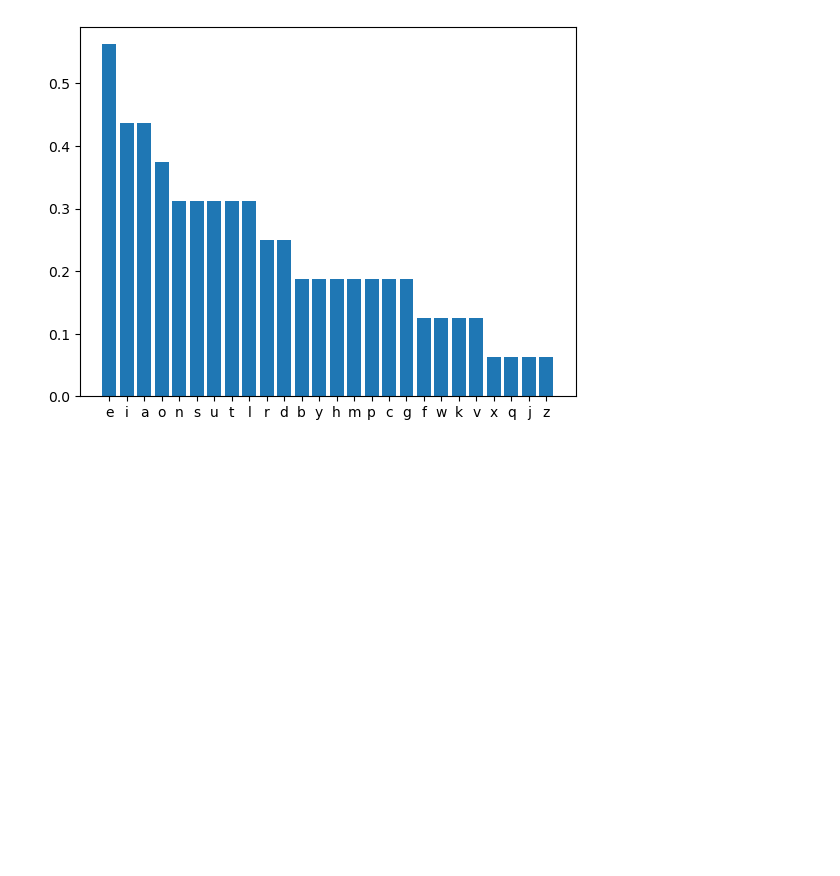
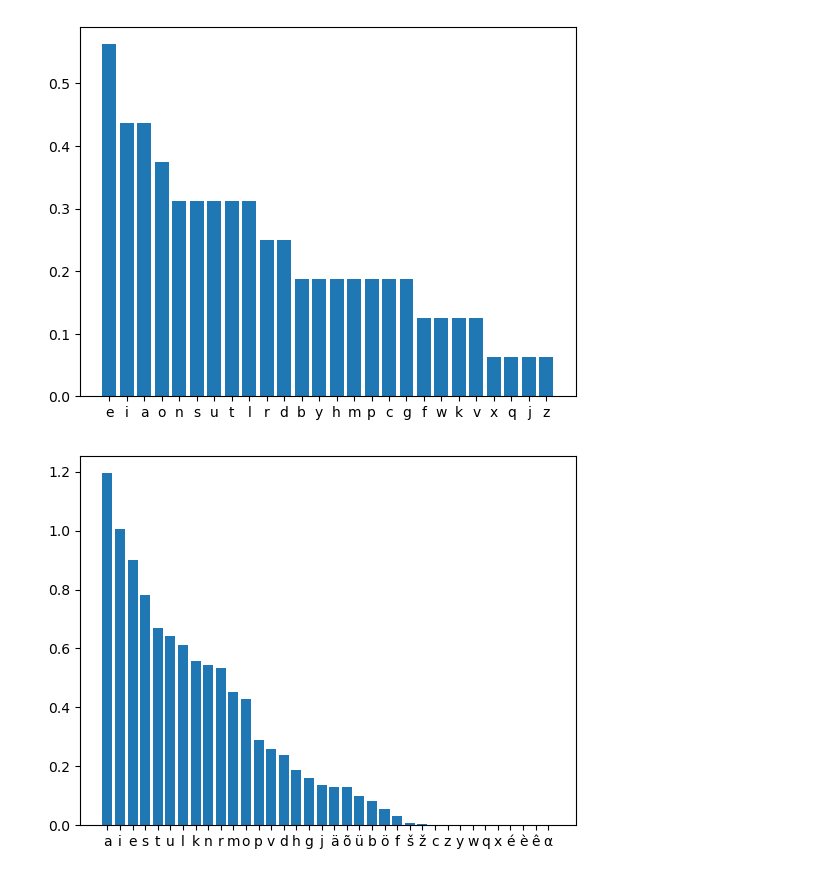
Before and after one commit to nitram-v/boggle-project, a Jupyter notebook: character_statistics.ipynb, the cells around one changed output. Saved outputs shown, nothing was run; the diff lists cells and outputs as text; code cells hidden in the pictures; blank space fills up the shorter version.

Commit message:
Added an Estonian lemmas list from https://www.eki.ee/tarkvara/wordlist/. Plotted the character distribution for Estonian words

```diff
--- a/character_statistics.ipynb
+++ b/character_statistics.ipynb
@@ -13,12 +13,19 @@ def plot_dict(stats):
     plt.show()
 # %%
 def get_dictionary(filename):
-    with open(filename) as json_file:
-        en_dict = json.load(json_file)
+    if '.txt' in filename:
+        with open(filename, 'r', encoding='utf-8') as f:
+            words_list = f.read().splitlines()
+        words = {word.lower():1 for word in words_list if word.isalpha()}
+    elif '.json' in filename:
+        with open(filename) as json_file:
+            words_raw = json.load(json_file)
+        words = {word:1 for word in words_raw if word.isalpha()}
+
     # If word has a length of 3, add a value to prefix tree to indicate it
     # Create a prefix tree
     prefix_tree = dict()
-    for k in list(en_dict.keys()):
+    for k in list(words.keys()):
         # Prefix is also a word
         if len(k) == 3:
             prefix_tree[k] = 1
@@ -27,8 +34,8 @@ def get_dictionary(filename):
             prefix_tree[k[0:3]] = 0
         # Remove words smaller than length of 3
         elif len(k) < 3:
-            del en_dict[k]
-    return en_dict, prefix_tree
+            del words[k]
+    return words, prefix_tree
 # %%
 def count_chars(dictionary):
     # Count the total nr of each characters in dictionary
@@ -111,3 +118,11 @@ char_proportion = get_char_proportion(char_occurrences, dice_strings)
 plot_dict(char_proportion)
 # %% [output]
 [figure]
+# %%
+et_dict, prefix_tree = get_dictionary('lemmad2013.txt')
+char_counts, char_occurrences = count_chars(et_dict)
+# %%
+avg_char_count = get_avg_char_count(char_counts, et_dict)
+plot_dict(avg_char_count)
+# %% [output]
+[figure, added]
```
Also changed, not shown: parts of 1 cell of this notebook, 2 other files.
